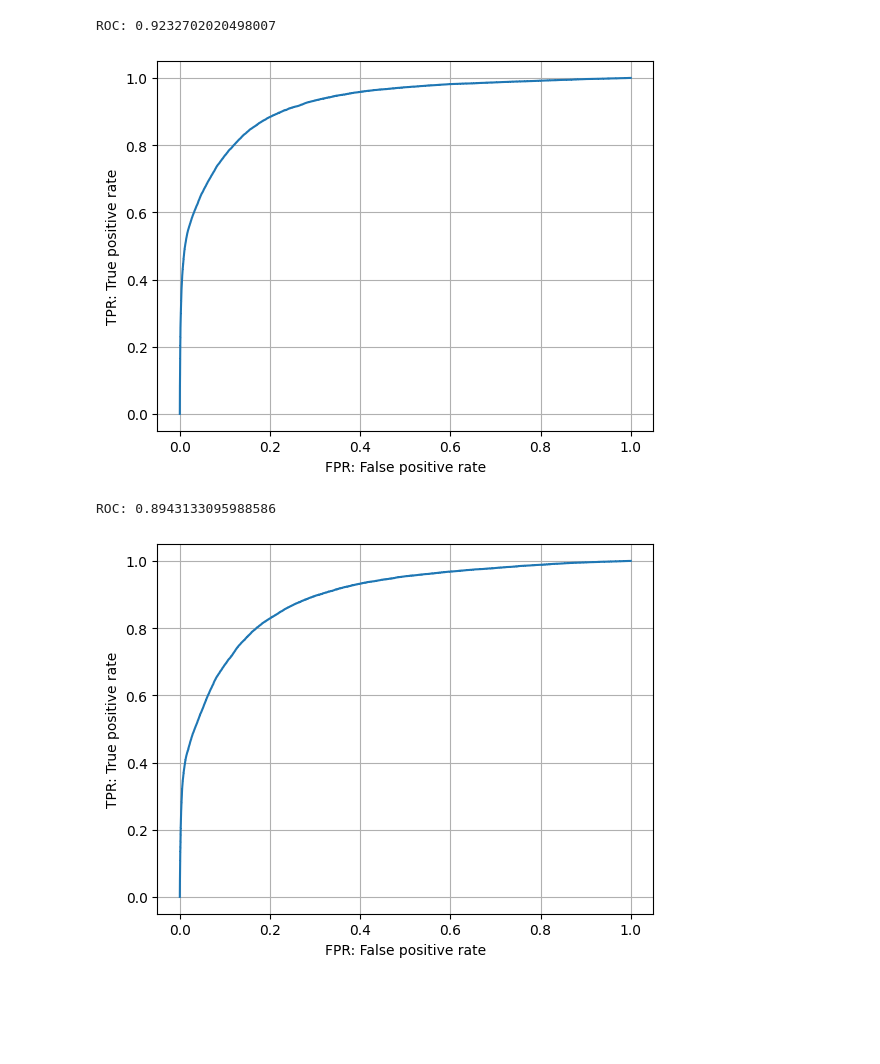
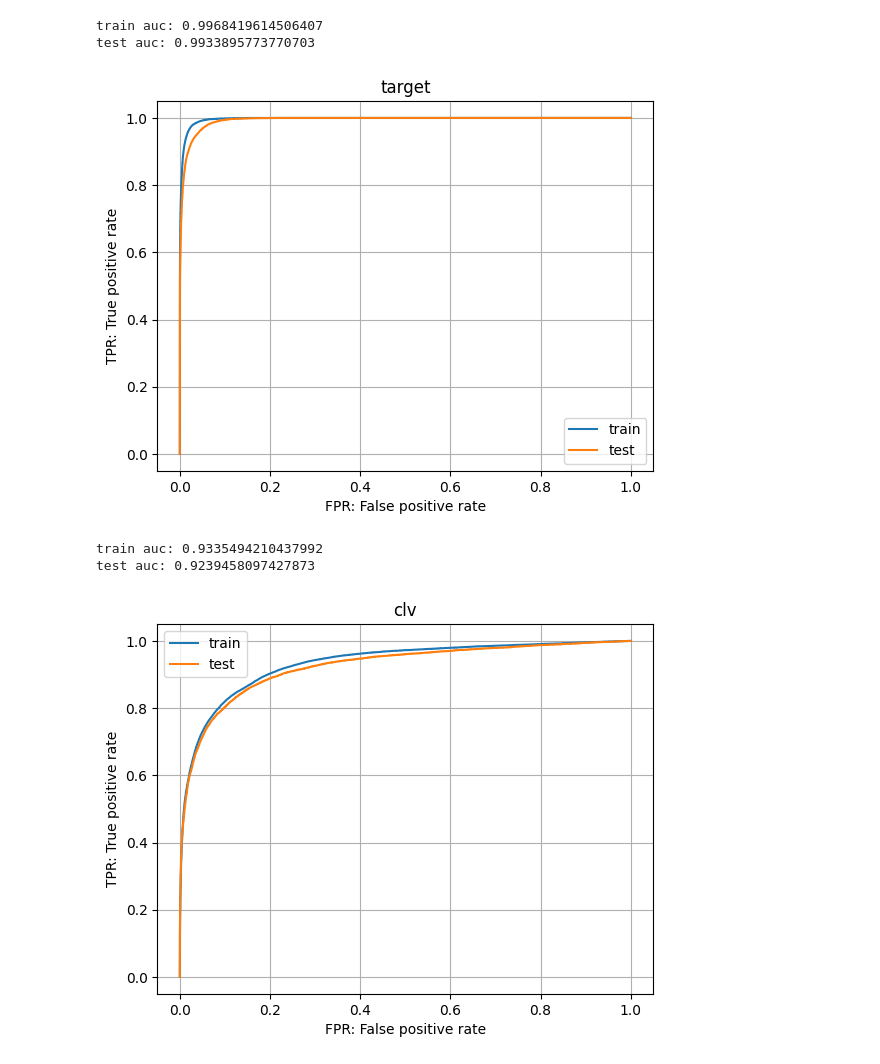
Before and after one commit to tishii2479/my-master-project, a Jupyter notebook: notebook/c.ipynb, the cells around one changed output. Drawn from its saved outputs; the diff is of its cells as text; code cells hidden in the pictures; blank space fills up the shorter version.

```diff
--- a/notebook/c.ipynb
+++ b/notebook/c.ipynb
@@ -30,7 +30,12 @@ interaction_df, user_le, item_le = load_interaction_df(
     train_split_date=train_split_date,
 )
 
-train_dataset, test_dataset, user_embedding_weight = create_dataset(
+(
+    train_dataset,
+    test_dataset,
+    train_user_feature_table,
+    test_user_feature_table,
+) = create_dataset(
     interaction_df=interaction_df,
     train_split_date=train_split_date,
     test_split_date=test_split_date,
@@ -46,12 +51,12 @@ args = Args(
     d_model=32,
     batch_size=64,
     nhead=4,
-    epochs=30,
+    epochs=20,
     lr=1e-3,
     sample_size=5,
     alpha=alpha,
     device=device,
-    model_path="model.model",
+    model_path="model_churn.model",
 )
 
 try:
@@ -59,8 +64,8 @@ try:
     print(f"loaded model from: {args.model_path}")
 except FileNotFoundError:
     model = Model(
-        user_embedding_weight=user_embedding_weight,
         item_size=len(item_le.classes_),
+        user_feature_dim=train_user_feature_table.shape[1],
         d_model=args.d_model,
         nhead=args.nhead,
     )
@@ -72,9 +77,12 @@ train_results, test_results = train(
     model=model,
     train_dataset=train_dataset,
     test_dataset=test_dataset,
+    train_user_feature_table=train_user_feature_table,
+    test_user_feature_table=test_user_feature_table,
     args=args,
     items=item_le.classes_,
 )
 
 torch.save(model, args.model_path)
+print(f"saved model to: {args.model_path}")
 # %% [output]
@@ -262,20 +237,30 @@ Text(0, 0.5, 'y_pred')
 # %%
-def plot_roc_auc(results: list[dict]):
+def plot_roc_auc(train_result: dict, test_result: dict, loss_name: str):
     fpr, tpr, _ = roc_curve(
-        results[-1]["target"]["y_true"], results[-1]["target"]["y_pred"]
+        train_result[loss_name]["y_true"], train_result[loss_name]["y_pred"]
     )
-    print("ROC:", roc_auc_score(results[-1]["target"]["y_true"], results[-1]["target"]["y_pred"]))
+    print("train auc:", roc_auc_score(train_result[loss_name]["y_true"], train_result[loss_name]["y_pred"]))
+    plt.plot(fpr, tpr, label="train")
 
-    plt.plot(fpr, tpr)
+    fpr, tpr, _ = roc_curve(
+        test_result[loss_name]["y_true"], test_result[loss_name]["y_pred"]
+    )
+    print("test auc:", roc_auc_score(test_result[loss_name]["y_true"], test_result[loss_name]["y_pred"]))
+    plt.plot(fpr, tpr, label="test")
+
+    plt.title(loss_name)
     plt.xlabel("FPR: False positive rate")
     plt.ylabel("TPR: True positive rate")
     plt.grid()
+    plt.legend()
     plt.show()
 
-plot_roc_auc(train_results)
-plot_roc_auc(test_results)
+plot_roc_auc(train_results[-1], test_results[-1], loss_name="target")
+plot_roc_auc(train_results[-1], test_results[-1], loss_name="clv")
 # %% [output]
-ROC: 0.9232702020498007
+train auc: 0.9968419614506407
+test auc: 0.9933895773770703
-[figure, old version]
+[figure, new version]
-ROC: 0.8943133095988586
+train auc: 0.9335494210437992
+test auc: 0.9239458097427873
-[figure, old version]
+[figure, new version]
```
Also changed, not shown: parts of 8 cells of this notebook, 3 other files.
